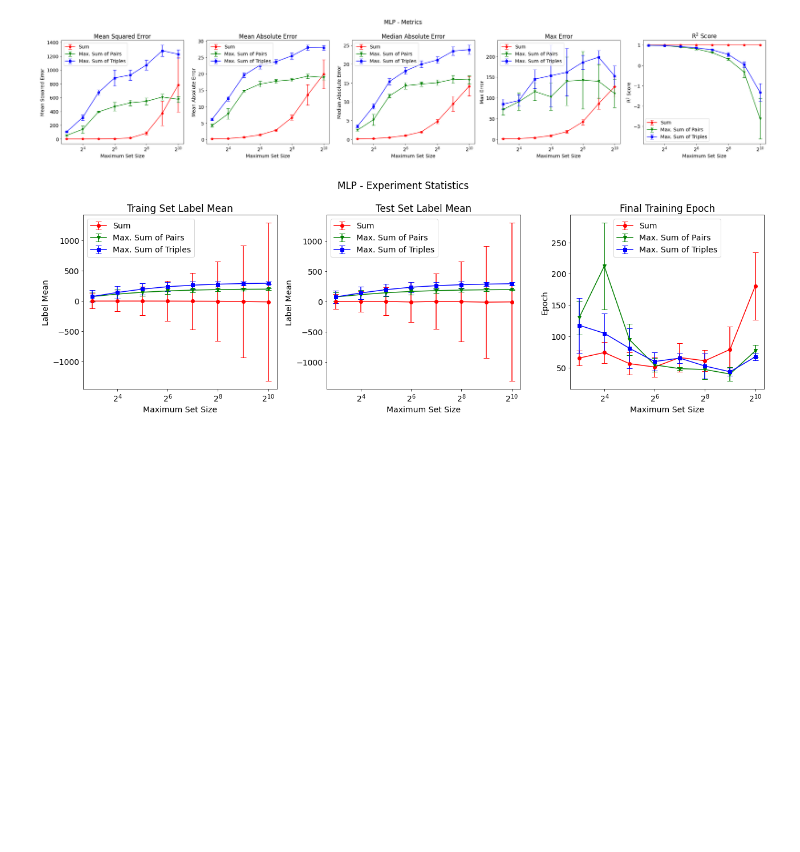
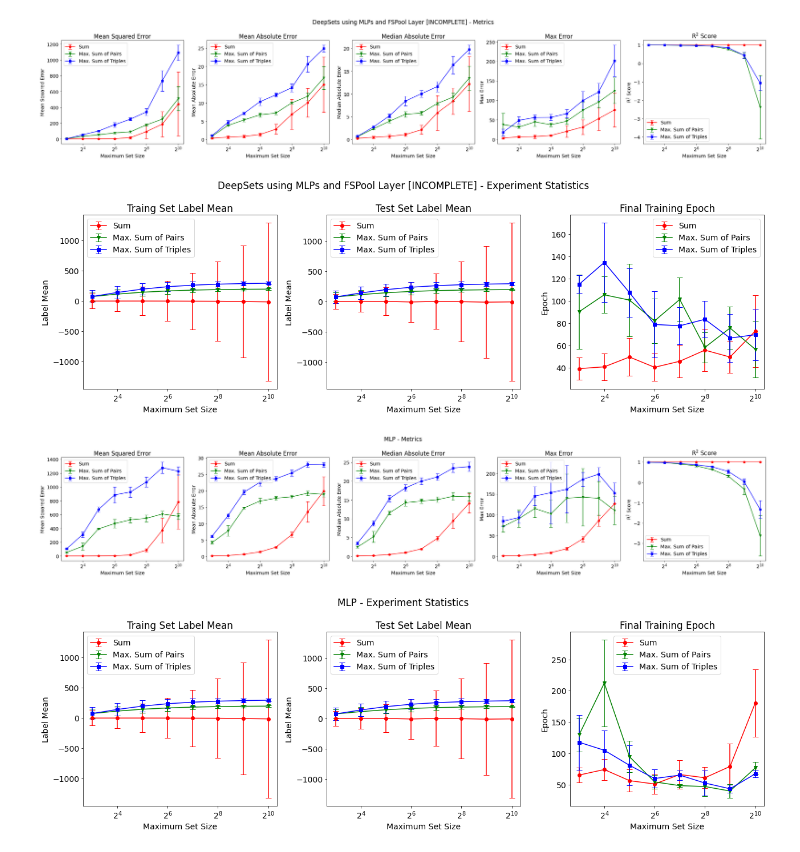
Before and after one commit to ischi09/Distributed-Systems-Lab-, a Jupyter notebook: analysis/set-size-sweep-results.ipynb, the cells around one changed output. Cells and saved outputs as stored; diff of their text form; code cells hidden in the pictures; blank space fills up the shorter version.

```diff
--- a/analysis/set-size-sweep-results.ipynb
+++ b/analysis/set-size-sweep-results.ipynb
@@ -179,4 +180,9 @@ plot_model_results("deepsets_mlp_sum")
 [figure]
+# %%
+plot_model_results("deepsets_mlp_fspool")
+# %% [output]
+[figure, added]
+[figure, added]
 # %%
 plot_model_results("mlp")
 # %% [output]
```
Also changed, not shown: parts of 2 cells of this notebook, 8 other files.
